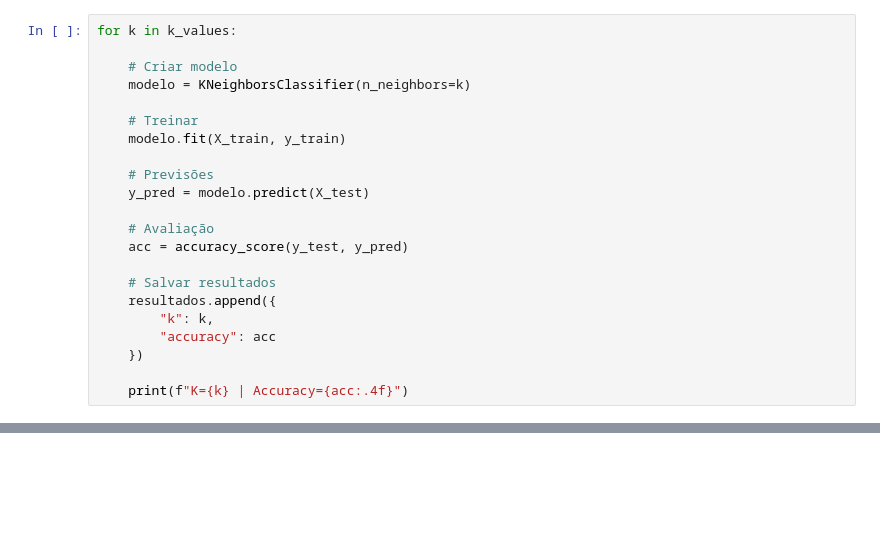
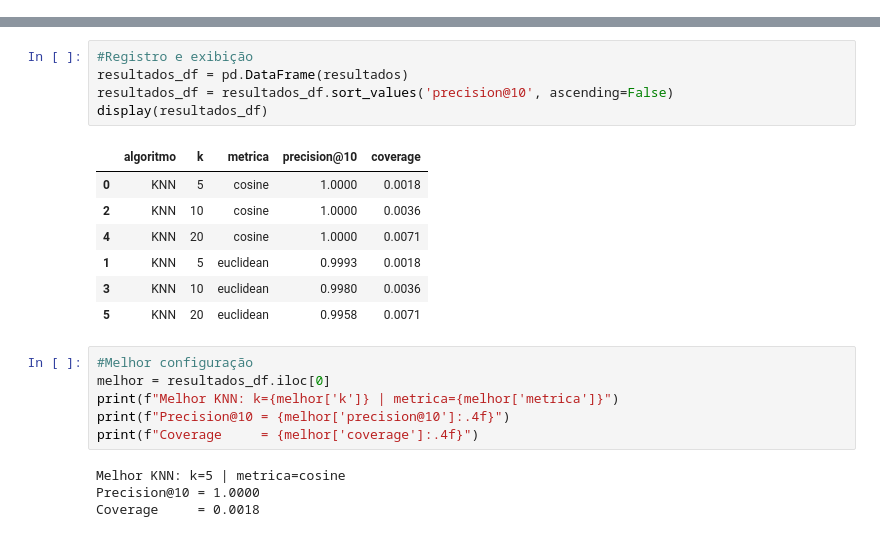
Before and after one commit to clarahelena/EDA-booklog, a Jupyter notebook: Machine Learning/notebooks/KNN.ipynb, the cells around one changed output, grey strips where cells are left out. Drawn from its saved outputs; the diff is of its cells as text; blank space fills up the shorter version.

```diff
--- a/Machine Learning/notebooks/KNN.ipynb
+++ b/Machine Learning/notebooks/KNN.ipynb
@@ -44,22 +14,0 @@ resultados = []
-# %%
-for k in k_values:
-
-    # Criar modelo
-    modelo = KNeighborsClassifier(n_neighbors=k)
-
-    # Treinar
-    modelo.fit(X_train, y_train)
-
-    # Previsões
-    y_pred = modelo.predict(X_test)
-
-    # Avaliação
-    acc = accuracy_score(y_test, y_pred)
-
-    # Salvar resultados
-    resultados.append({
-        "k": k,
-        "accuracy": acc
-    })
-
-    print(f"K={k} | Accuracy={acc:.4f}")
@@ -85 +121,24 @@ print(f"Accuracy = {melhor['accuracy']:.4f}")
+# %%
+#Registro e exibição
+resultados_df = pd.DataFrame(resultados)
+resultados_df = resultados_df.sort_values('precision@10', ascending=False)
+display(resultados_df)
+# %% [output]
+|  | algoritmo | k | metrica | precision@10 | coverage |
+| 0 | KNN | 5 | cosine | 1.0000 | 0.0018 |
+| 2 | KNN | 10 | cosine | 1.0000 | 0.0036 |
+| 4 | KNN | 20 | cosine | 1.0000 | 0.0071 |
+| 1 | KNN | 5 | euclidean | 0.9993 | 0.0018 |
+| 3 | KNN | 10 | euclidean | 0.9980 | 0.0036 |
+| 5 | KNN | 20 | euclidean | 0.9958 | 0.0071 |
+# %%
+#Melhor configuração
+melhor = resultados_df.iloc[0]
+print(f"Melhor KNN: k={melhor['k']} | metrica={melhor['metrica']}")
+print(f"Precision@10 = {melhor['precision@10']:.4f}")
+print(f"Coverage     = {melhor['coverage']:.4f}")
+# %% [output]
+Melhor KNN: k=5 | metrica=cosine
+Precision@10 = 1.0000
+Coverage     = 0.0018
 # %%
```
Also changed, not shown: parts of 23 cells of this notebook, 4 other files.
